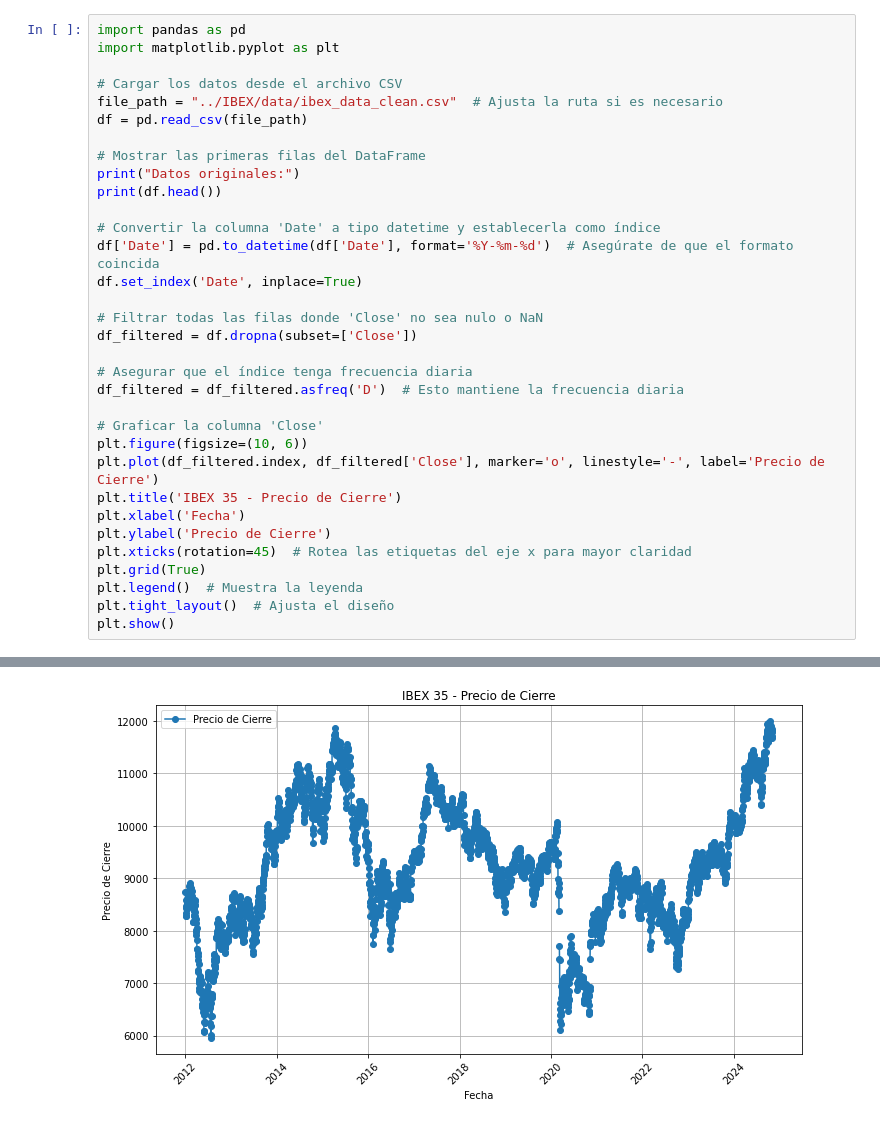
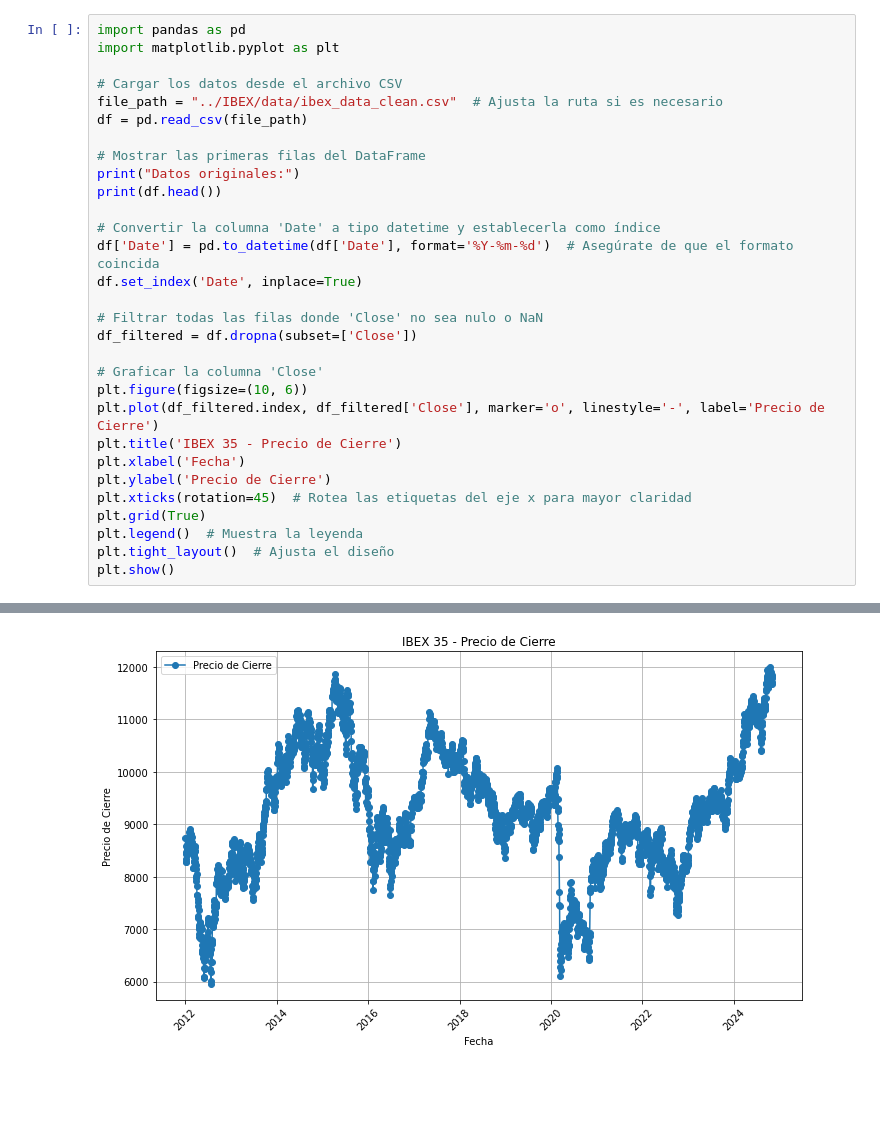
Before and after one commit to lauralardies/caso_practico_3, a Jupyter notebook: SARIMA campus/codigo_modelo.ipynb, the cells around one changed output, grey strips where cells are left out. Drawn from its saved outputs; the diff is of its cells as text; blank space fills up the shorter version.

```diff
--- a/SARIMA campus/codigo_modelo.ipynb
+++ b/SARIMA campus/codigo_modelo.ipynb
@@ -16,37 +16,34 @@ df.set_index('Date', inplace=True)
 
 # Filtrar todas las filas donde 'Close' no sea nulo o NaN
 df_filtered = df.dropna(subset=['Close'])
 
-# Asegurar que el índice tenga frecuencia diaria
-df_filtered = df_filtered.asfreq('D')  # Esto mantiene la frecuencia diaria
-
 # Graficar la columna 'Close'
 plt.figure(figsize=(10, 6))
 plt.plot(df_filtered.index, df_filtered['Close'], marker='o', linestyle='-', label='Precio de Cierre')
 plt.title('IBEX 35 - Precio de Cierre')
 plt.xlabel('Fecha')
 plt.ylabel('Precio de Cierre')
 plt.xticks(rotation=45)  # Rotea las etiquetas del eje x para mayor claridad
 plt.grid(True)
 plt.legend()  # Muestra la leyenda
 plt.tight_layout()  # Ajusta el diseño
 plt.show()
 # %% [output]
 Datos originales:
          Date    Adj Close        Close         High          Low  \
 0  2012-01-03  8732.391602  8732.400391  8743.299805  8597.099609
 1  2012-01-04  8581.791016  8581.799805  8701.299805  8526.799805
 2  2012-01-05  8329.590820  8329.599609  8598.700195  8301.200195
 3  2012-01-06  8289.090820  8289.099609  8445.900391  8233.799805
 4  2012-01-09  8278.891602  8278.900391  8404.400391  8250.099609
 
           Open     Volume  Daily Range  Price Change  Log Volume
 0  8739.200195  186689000   146.200195     -6.799805   19.044955
 1  8683.400391  243803000   174.500000   -101.600586   19.311871
 2  8598.700195  192704000   297.500000   -269.100586   19.076666
 3  8369.700195  153765000   212.100586    -80.600586   18.850936
 4  8314.500000  173948000   154.300781    -35.599609   18.974267
-[figure, old version]
+[figure, new version]
 # %%
 import pandas as pd
 import numpy as np
```
Also changed, not shown: parts of 8 cells of this notebook.
